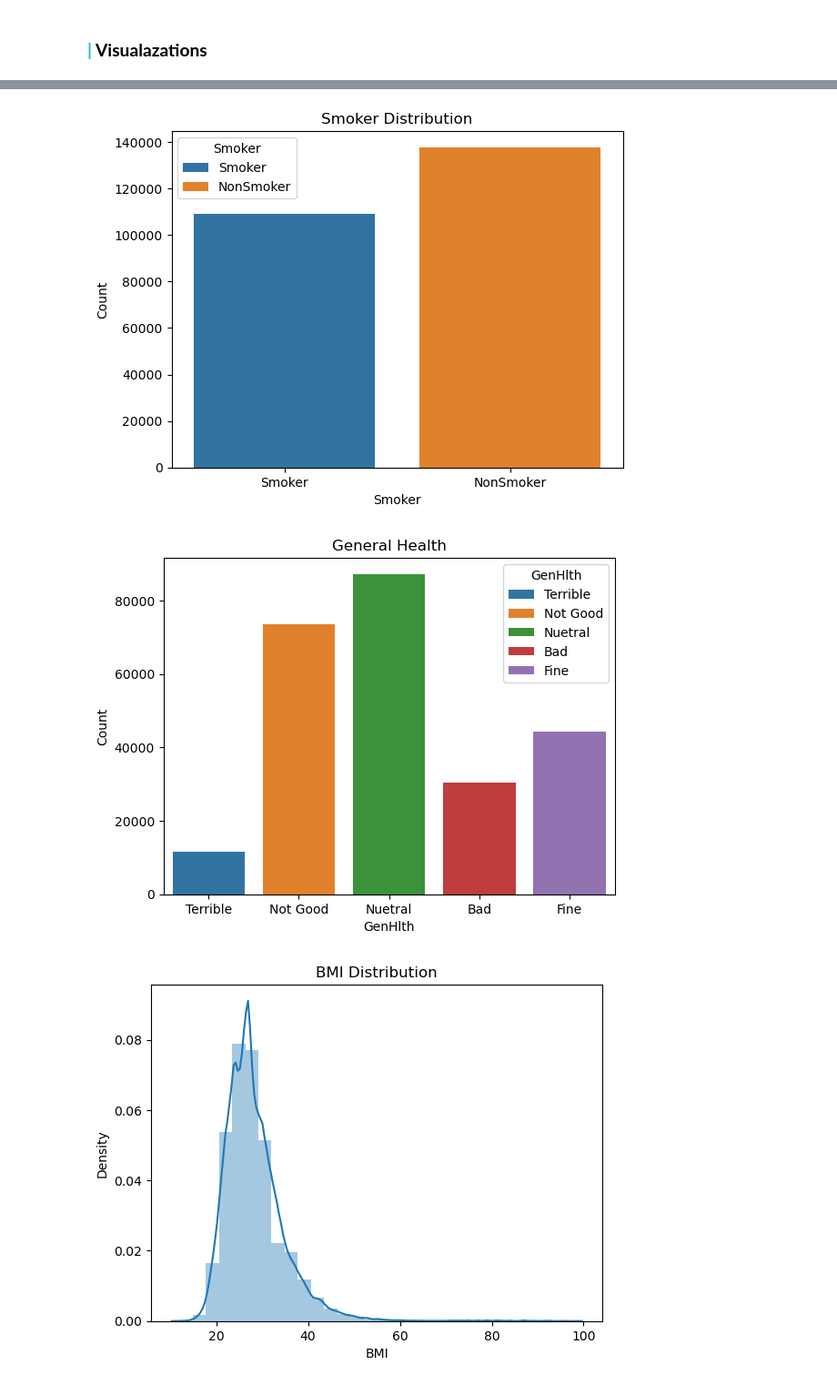
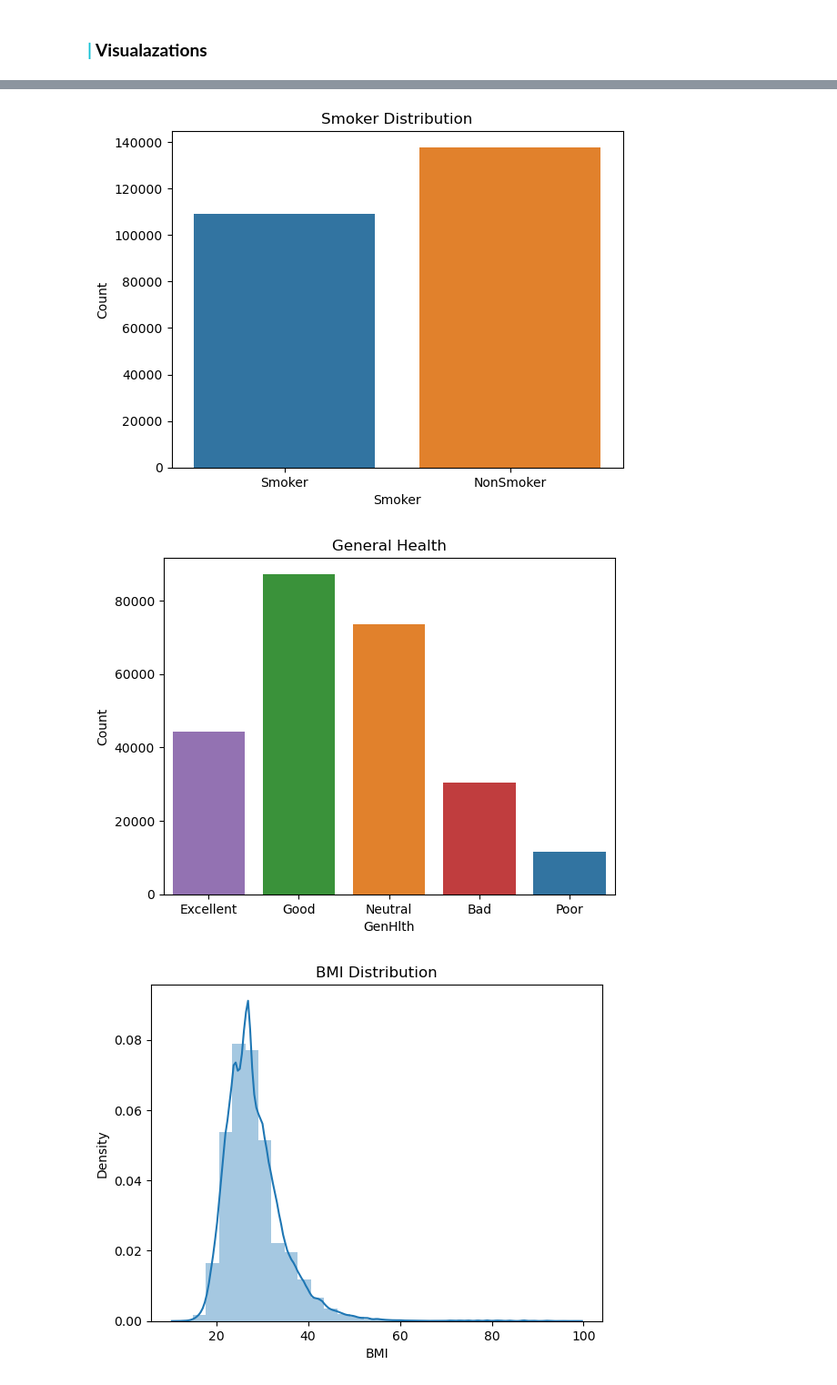
Before and after one commit to mdipinto1/m.c-squared-2, a Jupyter notebook: CRK Visualizations.ipynb, the cells around one changed output, grey strips where cells are left out. Shown: that part at 91% size. Drawn from its saved outputs; the diff is of its cells as text; code cells hidden in the pictures.

```diff
--- a/CRK Visualizations.ipynb
+++ b/CRK Visualizations.ipynb
@@ -15,7 +15,7 @@ pd.options.display.float_format = "{:.2f}".format
 # %% [markdown]
 ### <b><span style='color:#16C2D5'>|</span> Input the data</b>
 # %%
-df = pd.read_csv("CUSTOM__BINARY_diabetes_012_health_indicators_BRFSS2015 copy.csv")
+df = pd.read_csv("Data/CUSTOM__BINARY_diabetes_012_health_indicators_BRFSS2015.csv")
 # %%
 df.head()
 # %% [output]
@@ -45,13 +49,13 @@ df = df[df['Sex'] != 'Other']
 # import matplotlib.pyplot as plt
 
 # Map numeric values to descriptive labels for the purpose of plotting
-df['Gender'] = df['Sex'].map({0: 'Male', 1: 'Female'})
+df['Gender'] = df['Sex'].map({0: 'Female', 1: 'Male'})
 
 # Plot using 'Gender' for both x and hue; this will automatically generate a legend
 sns.countplot(x='Gender', hue='Gender', data=df, dodge=False)  # `dodge=False` to avoid separating the bars
 
 # Customize the legend
-plt.legend(title='Gender')
+plt.legend().remove()
 
 plt.title('Gender Distribution')
 plt.xlabel('Gender')  # Optionally adjust the label if needed
@@ -70,30 +74,33 @@ df['Smoker'] = df['Smoker'].map({0: 'NonSmoker', 1: 'Smoker'})
 sns.countplot(x='Smoker', hue='Smoker', data=df, dodge=False)  # `dodge=False` to avoid separating the bars
 
 # Customize the legend
-plt.legend(title='Smoker')
+plt.legend().remove()
 
 plt.title('Smoker Distribution')
 plt.xlabel('Smoker')  # Optionally adjust the label if needed
 plt.ylabel('Count')   # Optionally adjust the label if needed
 plt.show()
 # %% [output]
-[figure, old version]
+[figure, new version]
 # %%
 #Bar plot for GenHlth
-df['GenHlth'] = df['GenHlth'].map({0: 'Great', 1: 'Fine', 2: 'Nuetral', 3: 'Not Good', 4: 'Bad', 5: 'Terrible'})
+df['GenHlth'] = df['GenHlth'].map({ 1: 'Excellent', 2: 'Good', 3: 'Neutral', 4: 'Bad', 5: 'Poor'})
+
+category_order = ['Excellent', 'Good', 'Neutral', 'Bad', 'Poor']
 
 # Plot using 'Gender' for both x and hue; this will automatically generate a legend
-sns.countplot(x='GenHlth', hue='GenHlth', data=df, dodge=False)  # `dodge=False` to avoid separating the bars
+sns.countplot(x='GenHlth', hue='GenHlth', data=df, dodge=False, order=category_order)  # `dodge=False` to avoid separating the bars
 
 # Customize the legend
-plt.legend(title='GenHlth')
+plt.legend().remove()
+
 
 plt.title('General Health')
 plt.xlabel('GenHlth')  # Optionally adjust the label if needed
 plt.ylabel('Count')   # Optionally adjust the label if needed
 plt.show()
 # %% [output]
-[figure, old version]
+[figure, new version]
 # %%
 # Distribution plot for BMI
 sns.distplot(df['BMI'], bins=30)
```
Also changed, not shown: parts of 8 cells of this notebook.
